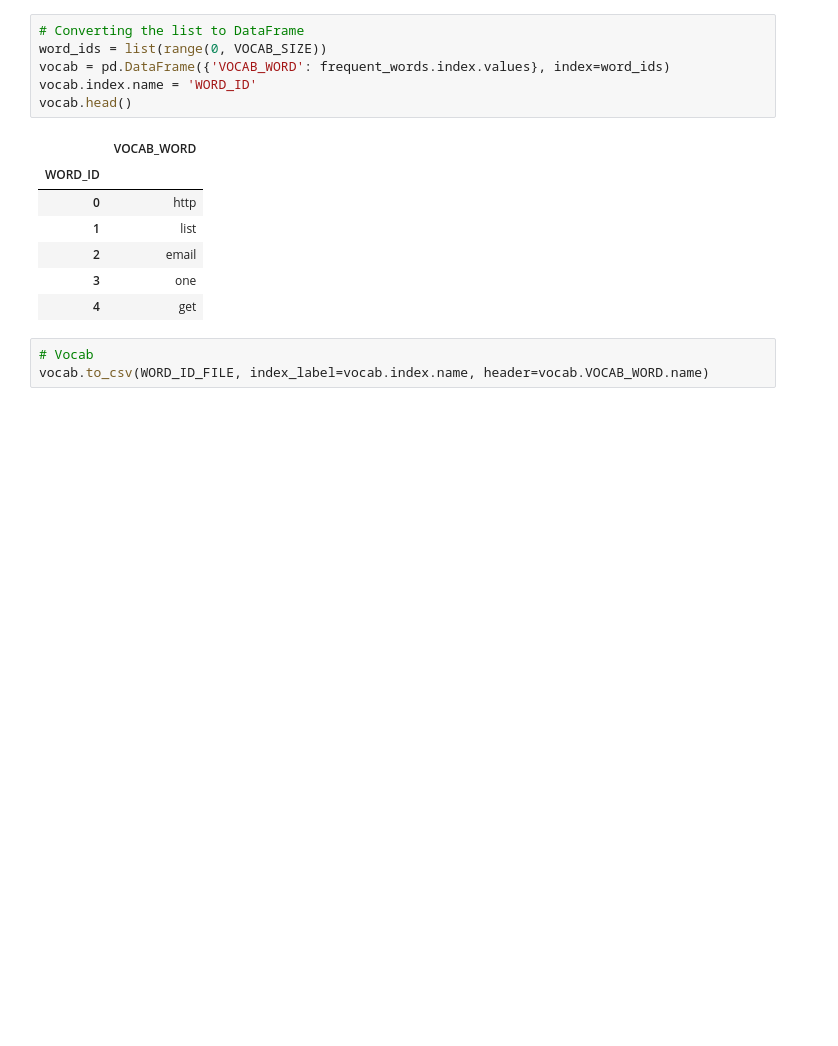
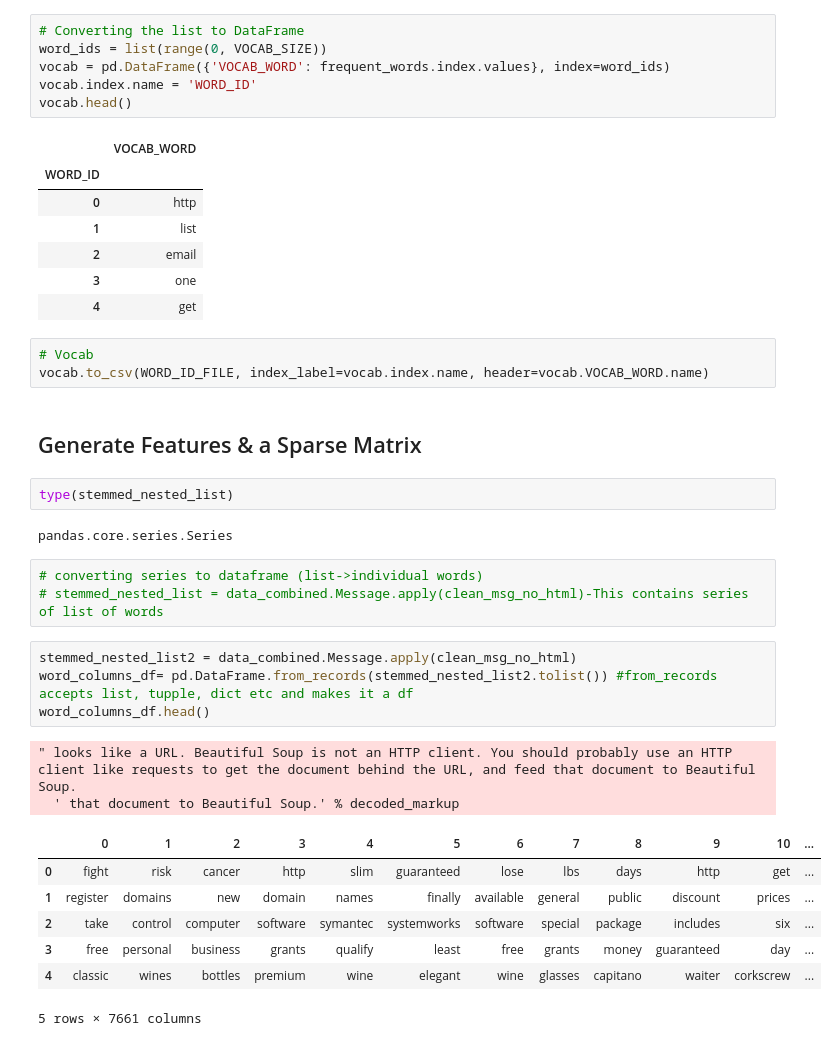
Before and after one commit to KumarGaurav20/Spam-Emails, a Jupyter notebook: Spam_Filteration.ipynb, the cells around one changed output. Saved outputs shown, nothing was run; the diff lists cells and outputs as text; blank space fills up the shorter version.

```diff
--- a/Spam_Filteration.ipynb
+++ b/Spam_Filteration.ipynb
@@ -354,3 +367,26 @@ vocab.head()
 # %%
 # Vocab
 vocab.to_csv(WORD_ID_FILE, index_label=vocab.index.name, header=vocab.VOCAB_WORD.name)
+# %% [markdown]
+## Generate Features & a Sparse Matrix
+# %%
+type(stemmed_nested_list)
+# %% [output]
+pandas.core.series.Series
+# %%
+# converting series to dataframe (list->individual words)
+# stemmed_nested_list = data_combined.Message.apply(clean_msg_no_html)-This contains series of list of words
+# %%
+stemmed_nested_list2 = data_combined.Message.apply(clean_msg_no_html)
+word_columns_df= pd.DataFrame.from_records(stemmed_nested_list2.tolist()) #from_records accepts list, tupple, dict etc and makes it a df
+word_columns_df.head()
+# %% [output]
+" looks like a URL. Beautiful Soup is not an HTTP client. You should probably use an HTTP client like requests to get the document behind the URL, and feed that document to Beautiful Soup.
+  ' that document to Beautiful Soup.' % decoded_markup
+|  | 0 | 1 | 2 | 3 | 4 | 5 | 6 | 7 | 8 | 9 | 10 | ... |
+| 0 | fight | risk | cancer | http | slim | guaranteed | lose | lbs | days | http | get | ... |
+| 1 | register | domains | new | domain | names | finally | available | general | public | discount | prices | ... |
+| 2 | take | control | computer | software | symantec | systemworks | software | special | package | includes | six | ... |
+| 3 | free | personal | business | grants | qualify | least | free | grants | money | guaranteed | day | ... |
+| 4 | classic | wines | bottles | premium | wine | elegant | wine | glasses | capitano | waiter | corkscrew | ... |
+5 rows × 7661 columns
```
Also changed, not shown: parts of 18 cells of this notebook.
